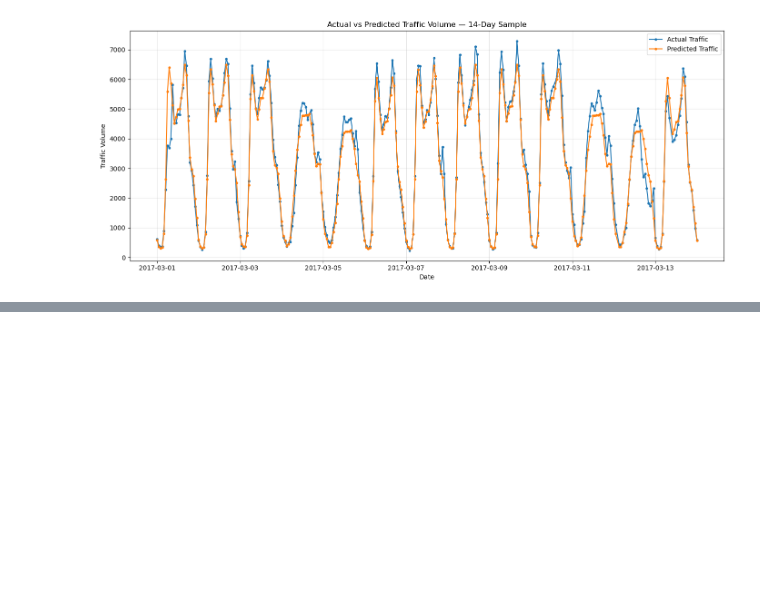
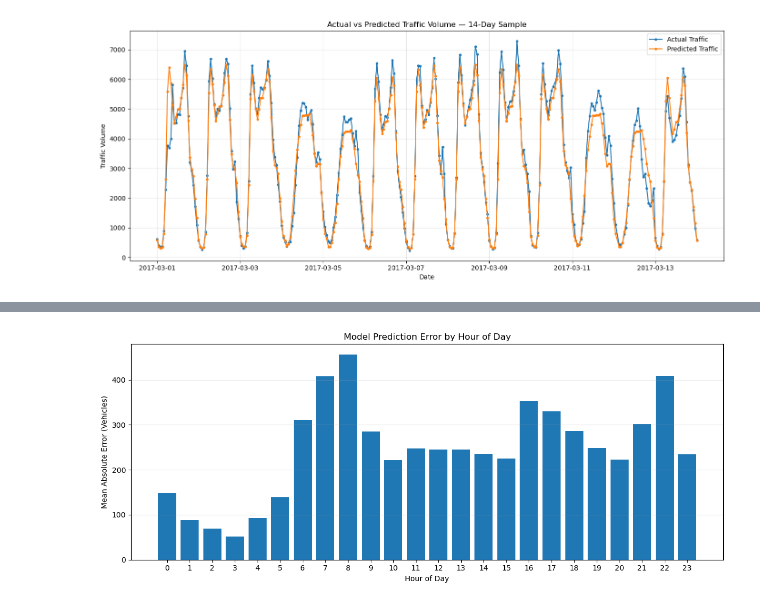
Before and after one commit to abhisarthak/traffic-volume-prediction-analysis, a Jupyter notebook: traffic_volume_prediction.ipynb, the cells around one changed output, grey strips where cells are left out. Cells and saved outputs as stored; diff of their text form; code cells hidden in the pictures; blank space fills up the shorter version.

Commit message:
Model analysis done

```diff
--- a/traffic_volume_prediction.ipynb
+++ b/traffic_volume_prediction.ipynb
@@ -2173,0 +1789,19 @@ Name: error, dtype: float64
+# %%
+# Create evaluation dataframe
+evaluation_df = test_df[["date_time", "hour", "day_of_week"]].copy()
+
+evaluation_df["actual"] = y_test_final.values
+evaluation_df["predicted"] = y_pred_final
+evaluation_df["absolute_error"] = np.abs(
+    evaluation_df["actual"] - evaluation_df["predicted"]
+)
+
+# MAE by hour
+hourly_error = (
+    evaluation_df.groupby("hour")["absolute_error"]
+    .mean()
+    .sort_values()
+)
+
+print("===== MAE BY HOUR =====")
+print(hourly_error)
@@ -2173,0 +1826,18 @@ Name: error, dtype: float64
+# %%
+plt.figure(figsize=(12, 5))
+
+plt.bar(
+    hourly_error.index,
+    hourly_error.values
+)
+
+plt.title("Model Prediction Error by Hour of Day")
+plt.xlabel("Hour of Day")
+plt.ylabel("Mean Absolute Error (Vehicles)")
+plt.xticks(range(24))
+plt.grid(axis="y", alpha=0.3)
+
+plt.tight_layout()
+plt.show()
+# %% [output]
+[figure, added]
```
Also changed, not shown: parts of 52 cells of this notebook.
